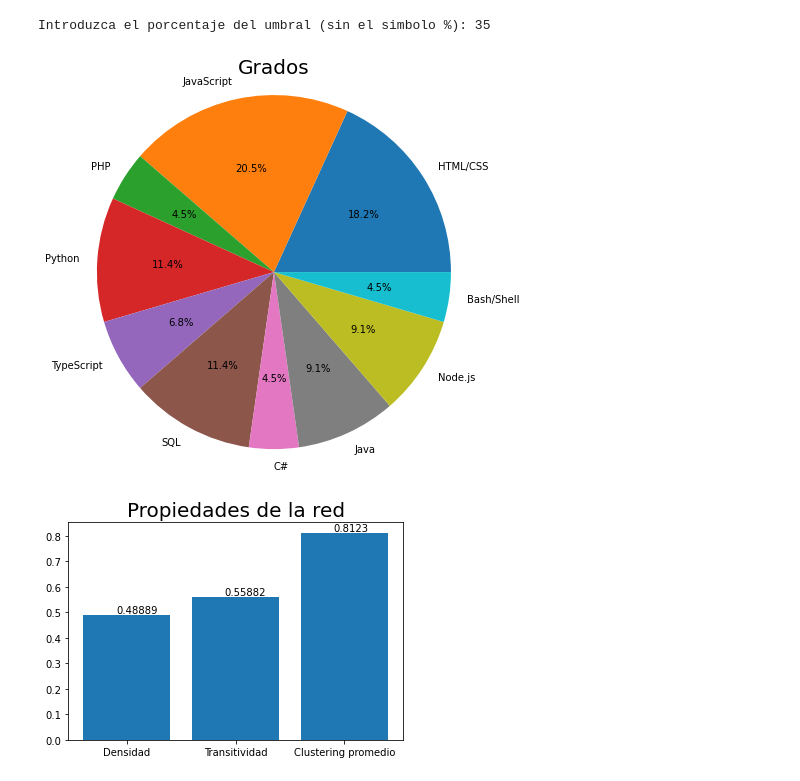
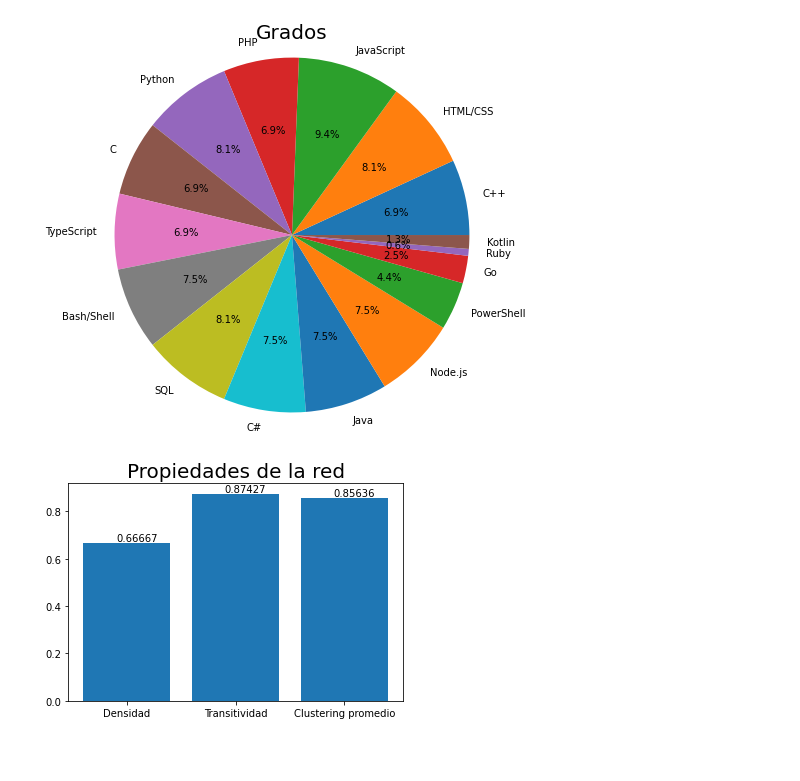
Before and after one commit to eca1001/TFG, a Jupyter notebook: finalCode.ipynb, the cells around one changed output. Drawn from its saved outputs; the diff is of its cells as text; code cells hidden in the pictures; blank space fills up the shorter version.

```diff
--- a/finalCode.ipynb
+++ b/finalCode.ipynb
@@ -183,7 +183,7 @@ def grafoInteractivo(G):
     color_by_this_attribute = 'modularity_color'
 
     #Choose a title!
-    title = 'Technologies That I worked With Network'
+    title = 'Languages That I worked With Network'
 
     #Establish which categories will appear when hovering over each node
     HOVER_TOOLTIPS = [
@@ -233,9 +233,9 @@ def grafoInteractivo(G):
     grafo.renderers.append(labels)
 
     #Mostrar grafo
-    #show(grafo)
+    show(grafo)
 
-    save(grafo, filename=f"{title}.html")
+    #save(grafo, filename=f"{title}.html")
 # %%
 def crearHTML():
     f = open('TFG Enrique Camarero Alonso.html','w')
@@ -291,15 +291,14 @@ def ejecutar(umbral):
     gradosNodos(H)
     propiedadesRed(H)
     grafoInteractivo(H)
-    crearHTML()
+    #crearHTML()
 # %%
 umbral = 10 #input("Introduzca el porcentaje del umbral (sin el simbolo %): ")
 
 while float(umbral) < 0 or float(umbral) > 100:
     umbral = 10 #input("Introduzca el porcentaje del umbral (sin el simbolo %): ")
 
-ejecutar(float(umbral))
+ejecutar(10)
 # %% [output]
-Introduzca el porcentaje del umbral (sin el simbolo %): 35
-[figure, old version]
+[figure, new version]
-[figure, old version]
+[figure, new version]
```
Also changed, not shown: parts of 4 cells of this notebook.
